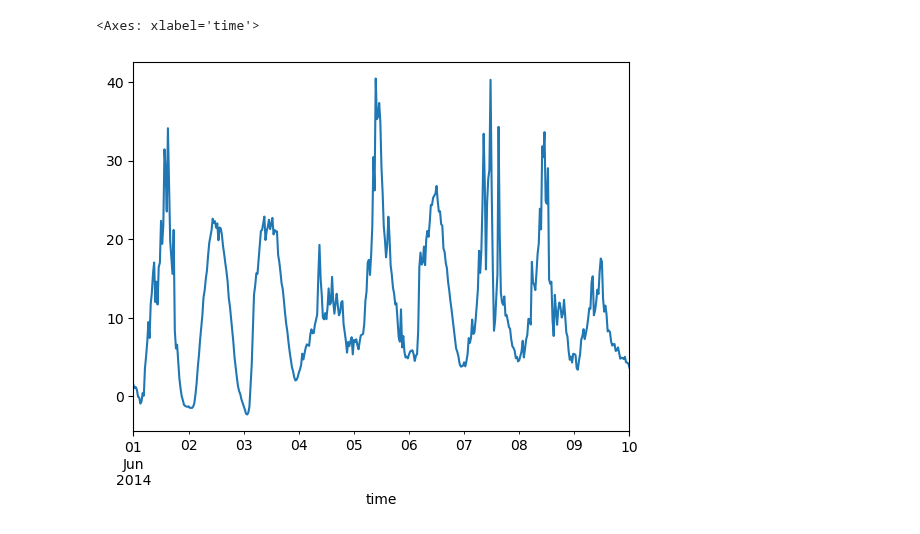
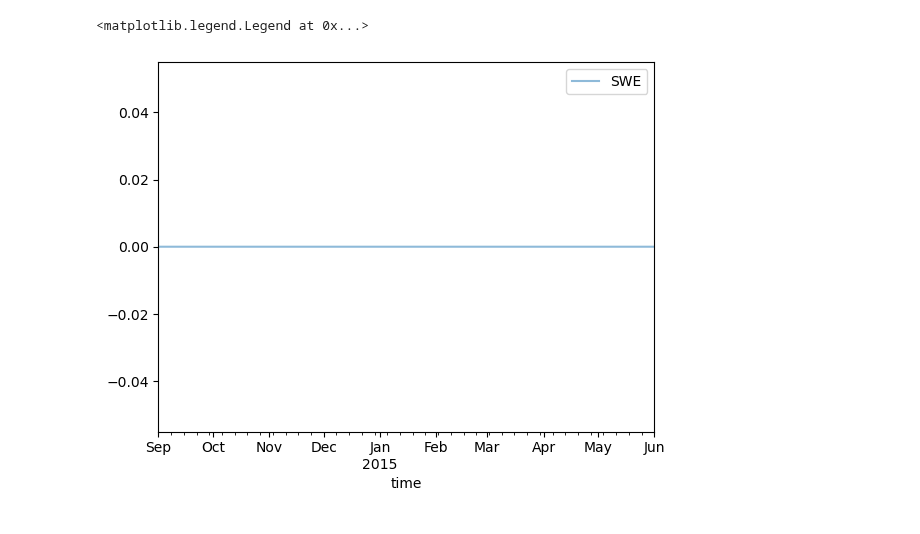
Before and after one commit to LukeEcomod/pyAPES_main, a Jupyter notebook: Examples/Demo_forestfloor.ipynb, the cells around one changed output. Cells and saved outputs as stored; diff of their text form; code cells hidden in the pictures.

```diff
--- a/Examples/Demo_forestfloor.ipynb
+++ b/Examples/Demo_forestfloor.ipynb
@@ -12,8 +12,8 @@ forestfloor = ForestFloor(cpara['forestfloor'])
 
 # Manipulating the params to correspond to those of Degerö
 gpara['forc_filename'] = r'/Users/jpnousu/pyAPES_main/forcing/Degero/Degero_forcing_2014-2016.dat'
-gpara['start_time'] = '2014-06-01'
-gpara['end_time'] = '2014-06-10'
+gpara['start_time'] = '2014-09-01'
+gpara['end_time'] = '2015-06-01'
 # %%
 # Reading the forcing file
 forcing = read_forcing(
@@ -22,14 +22,17 @@ forcing = read_forcing(
     end_time=gpara['end_time'],
     dt=gpara['dt']
 )
+
+forcing['Prec_liquid'] = forcing['Prec'].where(forcing['Tair'] > 1, 0)
+forcing['Prec_ice'] = forcing['Prec'].where(forcing['Tair'] <= 1, 0)
 # %%
 # Looping over the forcing file, running forestfloor model for each timestep and saving the results
 results_df = pd.DataFrame()
 
 for index, row in forcing.iterrows():
     ff_forcing = {  # Reset the dictionary for each iteration
-        'precipitation_rain': row['Prec'] / gpara['dt'],  # Convert mm to kg m-2 s-1
-        'precipitation_snow': 0.0,  # Assuming no snow in this example
+        'precipitation_rain': row['Prec_liquid'] / gpara['dt'],  # Convert mm to kg m-2 s-1
+        'precipitation_snow': row['Prec_ice'] / gpara['dt'],  # Convert mm to kg m-2 s-1
         'wind_speed': row['U'], # m/s
         'par': row['diffPar'] + row['dirPar'],  # Total PAR [W m-2]
         'nir': row['diffNir'] + row['dirNir'],  # Total NIR [W m-2]
@@ -38,7 +41,7 @@ for index, row in forcing.iterrows():
         'co2': row['CO2'] * 1e6,  # Convert mol mol-1 to ppm
         'air_temperature': row['Tair'],  # Air temperature [degC]
         'air_pressure': row['P'],  # Air pressure [Pa]
-        'soil_temperature': 10, # Soil temperature [degC] !! I HAD TO REMOVE INDEX [0] FROM forestfloor.py L334 ??
+        'soil_temperature': 0, # Soil temperature [degC]
         'soil_water_potential': -10,
         'soil_volumetric_water': 0.3,
         'soil_volumetric_air': 0.3,
@@ -48,7 +51,7 @@ for index, row in forcing.iterrows():
         'soil_thermal_conductivity': 0.8,
         'soil_hydraulic_conductivity': 1e-5,
         'soil_depth': 0.02,
-        'reference_height': 2,
+        'reference_height': 2.0,
     }
     ff_controls = {
         'energy_balance': True,
@@ -66,6 +69,8 @@ for index, row in forcing.iterrows():
     combined_results = {
         'time': index,  # Use the time index from the forcing DataFrame
         **{f'gt_{key}': value[0] for key, value in gt_results.items()},  # Add gt_results
+        **{f'ff_{key}': value for key, value in ff_states.items()},  # Add gt_results
+
     }
 
     # Append the combined results to the results DataFrame
@@ -75,5 +115,10 @@ results_df.set_index('time', inplace=True)
-# %%
-results_df['gt_surface_temperature'].plot()
-# %% [output]
-<Axes: xlabel='time'>
-[figure, removed]
+# %%
+import matplotlib.pyplot as plt
+
+#forcing['Prec_ice'].plot(alpha=0.5, label='Prec_ice')
+#forcing['Prec_liquid'].plot(alpha=0.5, label='Prec_liquid')
+results_df['ff_snow_water_equivalent'].plot(alpha=0.5, label='SWE')
+plt.legend()
+# %% [output]
+<matplotlib.legend.Legend at 0x...>
+[figure, added]
```
Also changed, not shown: parts of 1 cell of this notebook, 4 other files.
